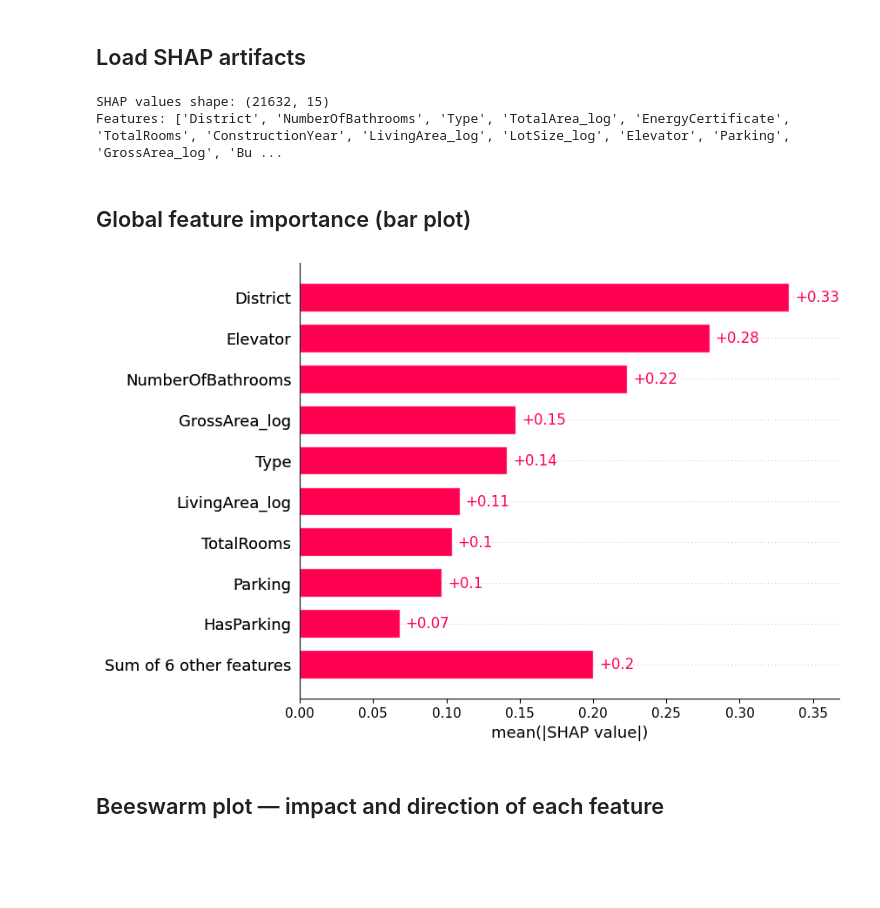
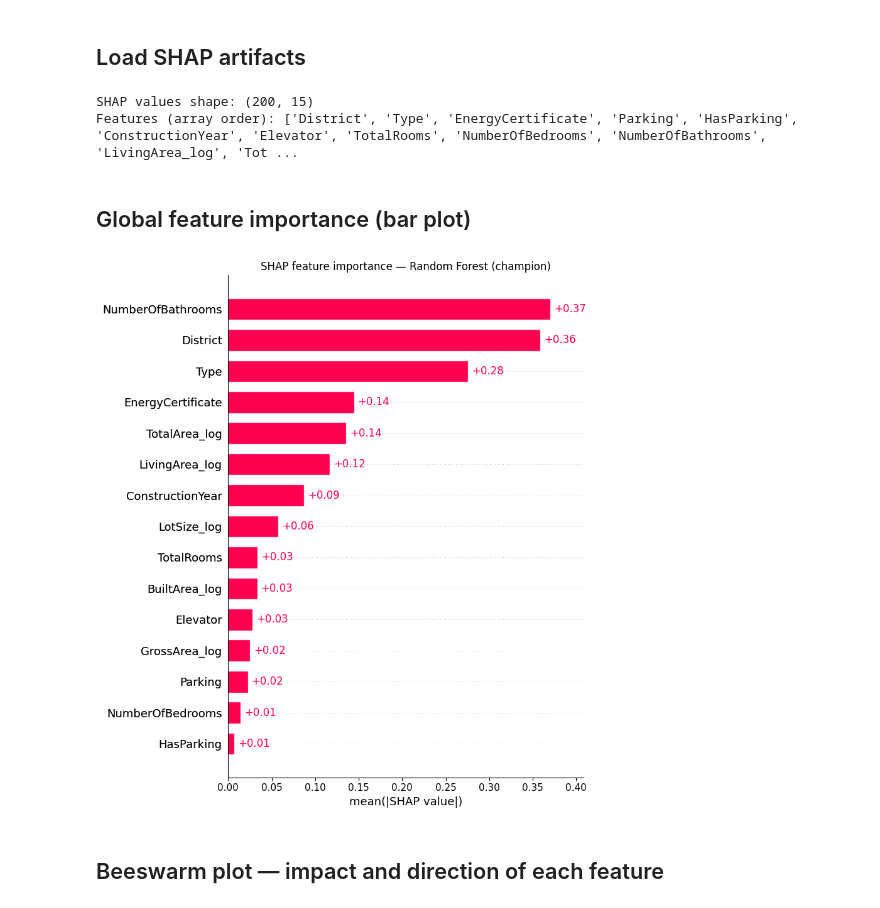
Before and after one commit to barbara-sousa-franco/MLOps_Project, a Jupyter notebook: notebooks/SHAP_Analysis.ipynb, the cells around one changed output. Drawn from its saved outputs; the diff is of its cells as text; code cells hidden in the pictures; blank space fills up the shorter version.

```diff
--- a/notebooks/SHAP_Analysis.ipynb
+++ b/notebooks/SHAP_Analysis.ipynb
@@ -16,35 +16,51 @@ shap.initjs()
 # %%
 import numpy as np
 
-# shap_values.pkl contains a raw numpy array
+# shap_values.pkl is a raw numpy array in the model's column order (best_cols)
 with open("../data/08_reporting/shap_values.pkl", "rb") as f:
     shap_values_arr = pickle.load(f)
 
-# feature names from the importance CSV saved by the pipeline
+# IMPORTANT: feature order must match the ARRAY columns (best_cols), NOT the
+# importance CSV (which is sorted by importance). Using the sorted order here
+# would mislabel every feature in the plots.
+with open("../data/06_models/best_cols.pkl", "rb") as f:
+    feature_names = list(pickle.load(f))
+
+# importance table (sorted) for the final summary cell
 shap_importance = pd.read_csv("../data/08_reporting/shap_importance.csv")
-feature_names = shap_importance["feature"].tolist()
 
-# load explainer to get the model's expected value (baseline prediction)
+# reproduce the exact 200-row sample the pipeline used, to colour the beeswarm by value
+X_val = pd.read_parquet("../data/05_model_input/X_val_scaled.parquet")[feature_names]
+X_sample = X_val.sample(n=shap_values_arr.shape[0], random_state=42)
+
+# load explainer only for the baseline (expected) value
 with open("../data/08_reporting/shap_explainer.pkl", "rb") as f:
     explainer = pickle.load(f)
+base = np.ravel(explainer.expected_value)[0]
 
-# reconstruct SHAP Explanation object for plotting
+# reconstruct a SHAP Explanation object for plotting
 shap_values = shap.Explanation(
     values=shap_values_arr,
-    base_values=np.full(shap_values_arr.shape[0], explainer.expected_value),
+    base_values=np.full(shap_values_arr.shape[0], base),
+    data=X_sample.values,
     feature_names=feature_names,
 )
 
 print(f"SHAP values shape: {shap_values_arr.shape}")
-print(f"Features: {feature_names}")
+print(f"Features (array order): {feature_names}")
 # %% [output]
-SHAP values shape: (21632, 15)
-Features: ['District', 'NumberOfBathrooms', 'Type', 'TotalArea_log', 'EnergyCertificate', 'TotalRooms', 'ConstructionYear', 'LivingArea_log', 'LotSize_log', 'Elevator', 'Parking', 'GrossArea_log', 'Bu ...
+SHAP values shape: (200, 15)
+Features (array order): ['District', 'Type', 'EnergyCertificate', 'Parking', 'HasParking', 'ConstructionYear', 'Elevator', 'TotalRooms', 'NumberOfBedrooms', 'NumberOfBathrooms', 'LivingArea_log', 'Tot ...
 # %% [markdown]
 ## Global feature importance (bar plot)
-# %%
-shap.plots.bar(shap_values)
-# %% [output]
-[figure, removed]
+# %%
+shap.plots.bar(shap_values, max_display=15, show=False)
+import matplotlib.pyplot as plt
+plt.title("SHAP feature importance — Random Forest (champion)")
+plt.tight_layout()
+plt.savefig("../data/08_reporting/shap_bar.png", dpi=150, bbox_inches="tight")
+plt.show()
+# %% [output]
+[figure, added]
 # %% [markdown]
 ## Beeswarm plot — impact and direction of each feature
```
Also changed, not shown: parts of 4 cells of this notebook.
